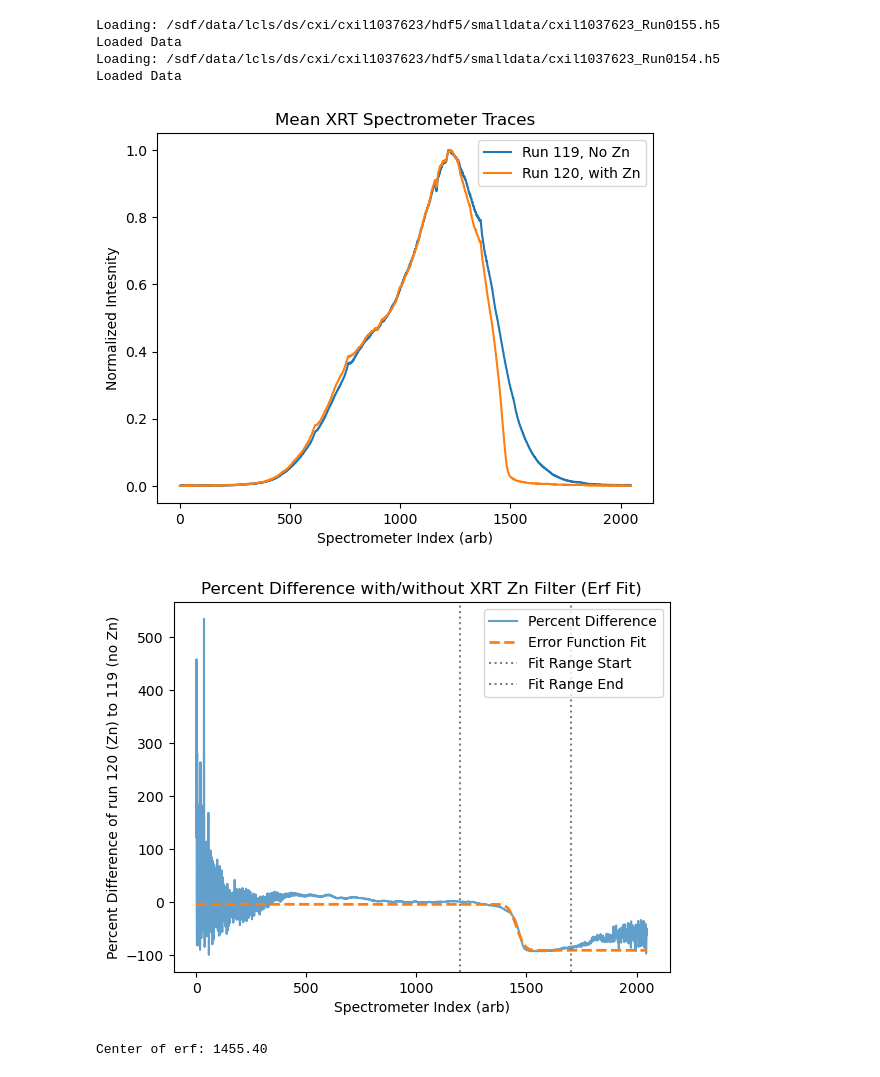
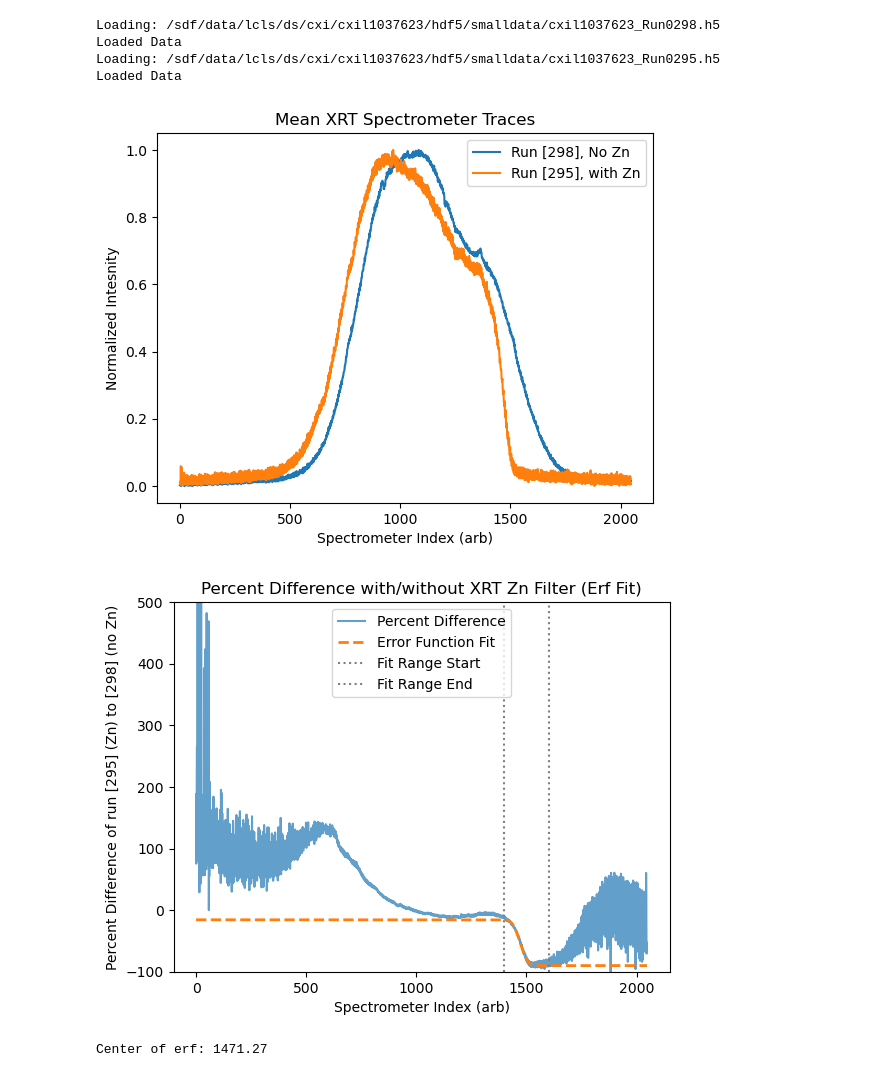
Before and after one commit to Weber-Group/L-10376, a Jupyter notebook: XRT_Zn.ipynb, the cells around one changed output. Cells and saved outputs as stored; diff of their text form; code cells hidden in the pictures.

Commit message:
Calculated all Zn calibrations and put them in their own folder using the XRT_Zn.ipyb notebook

```diff
--- a/XRT_Zn.ipynb
+++ b/XRT_Zn.ipynb
@@ -9,8 +9,8 @@ from utils import *
 from scipy.optimize import curve_fit
 # %%
 ###############################################
-runNumbers = [155]  # enter the run numbers to be loaded
-runNumbers2 = [154]
+runNumbers = [298]  # No Zinc
+runNumbersZn = [295] # With Zinc
 folder = '/sdf/data/lcls/ds/cxi/cxil1037623/hdf5/smalldata/' # insert here the directory path where .h5 files are stored
 ###############################################
 # (1) keys_to_combine: some keys loaded for each shot & stored per shot
@@ -53,17 +53,17 @@ keys_to_check = [#'UserDataCfg/jungfrau4M/azav_mask0__azav_mask0_q',
 # Load the data in
 data = combineRuns(runNumbers, folder, keys_to_combine, keys_to_sum, keys_to_check, verbose=False)  # this is the function to load the data with defined keys
 
-data2 = combineRuns(runNumbers2, folder, keys_to_combine, keys_to_sum, keys_to_check, verbose=False)  # this is the function to load the data with defined keys
+dataZn = combineRuns(runNumbersZn, folder, keys_to_combine, keys_to_sum, keys_to_check, verbose=False)  # this is the function to load the data with defined keys
 
 xrayOn = data['evr/code_137'].astype(bool)  # xray on events
-xrayOn2 = data2['evr/code_137'].astype(bool)  # xray on events
+xrayOnZn = dataZn['evr/code_137'].astype(bool)  # xray on events
 
 spec = data['feeBld/hproj'] # Shot to shot spectrometer
-spec2 = data2['feeBld/hproj'] # Shot to shot spectrometer
+specZn = dataZn['feeBld/hproj'] # Shot to shot spectrometer
 # %% [output]
-Loading: /sdf/data/lcls/ds/cxi/cxil1037623/hdf5/smalldata/cxil1037623_Run0155.h5
+Loading: /sdf/data/lcls/ds/cxi/cxil1037623/hdf5/smalldata/cxil1037623_Run0298.h5
 Loaded Data
-Loading: /sdf/data/lcls/ds/cxi/cxil1037623/hdf5/smalldata/cxil1037623_Run0154.h5
+Loading: /sdf/data/lcls/ds/cxi/cxil1037623/hdf5/smalldata/cxil1037623_Run0295.h5
 Loaded Data
 # %%
 ## Filter out the bad spectrometer shots and plot the average of the runs on top of each other
@@ -71,18 +71,18 @@ plt.figure()
 specGood = spec[xrayOn][spec[xrayOn].sum(axis=1)>0]
 specGoodMean = specGood.mean(axis=0)
 specGoodMeanNorm = (specGoodMean - np.min(specGoodMean)) / (np.max(specGoodMean) - np.min(specGoodMean))
-plt.plot(specGoodMeanNorm,label="Run 119, No Zn")
-specGood2 = spec2[xrayOn2][spec2[xrayOn2].sum(axis=1)>0]
-specGood2Mean = specGood2.mean(axis=0)
-specGood2MeanNorm = (specGood2Mean - np.min(specGood2Mean)) / (np.max(specGood2Mean) - np.min(specGood2Mean))
-plt.plot(specGood2MeanNorm,label="Run 120, with Zn")
+plt.plot(specGoodMeanNorm,label=f"Run {runNumbers}, No Zn")
+specGoodZn = specZn[xrayOnZn][specZn[xrayOnZn].sum(axis=1)>0]
+specGoodZnMean = specGoodZn.mean(axis=0)
+specGoodZnMeanNorm = (specGoodZnMean - np.min(specGoodZnMean)) / (np.max(specGoodZnMean) - np.min(specGoodZnMean))
+plt.plot(specGoodZnMeanNorm,label=f"Run {runNumbersZn}, with Zn")
 plt.legend()
 plt.title("Mean XRT Spectrometer Traces")
 plt.ylabel("Normalized Intesnity")
 plt.xlabel("Spectrometer Index (arb)")
 plt.show()
 # %% [output]
-[figure, old version]
+[figure, new version]
 # %%
 import numpy as np
 import matplotlib.pyplot as plt
@@ -91,11 +91,11 @@ from scipy.special import erf
 
 # Normalize the spectra
 specGoodMeanNorm = (specGoodMean - np.min(specGoodMean)) / (np.max(specGoodMean) - np.min(specGoodMean))
-specGood2MeanNorm = (specGood2Mean - np.min(specGood2Mean)) / (np.max(specGood2Mean) - np.min(specGood2Mean))
+specGood2MeanNorm = (specGoodZnMean - np.min(specGoodZnMean)) / (np.max(specGoodZnMean) - np.min(specGoodZnMean))
 
 # Compute percent difference while avoiding division by zero
 with np.errstate(divide='ignore', invalid='ignore'):
-    pdiff = (specGood2MeanNorm - specGoodMeanNorm) / specGoodMeanNorm * 100
+    pdiff = (specGoodZnMeanNorm - specGoodMeanNorm) / specGoodMeanNorm * 100
     pdiff = np.nan_to_num(pdiff, nan=0.0, posinf=0.0, neginf=0.0)  # Replace NaN and Inf with 0
 
 # Define error function
@@ -105,9 +105,10 @@ def error_func(x, x0, width, amplitude, offset):
 # Define spectrometer index range
 x_vals = np.arange(len(pdiff))
 
-# === Select range for fitting ===
-fit_range = (1200, 1700)  # Adjust these values as needed
+######################################################## === Select range for fitting ===
+fit_range = (1400, 1600)  # Adjust these values as needed
 fit_mask = (x_vals >= fit_range[0]) & (x_vals <= fit_range[1])
+################################################################
 
 # Extract fitting subset
 x_fit = x_vals[fit_mask]
@@ -118,36 +119,37 @@ x0_guess = np.mean(fit_range)  # Center of transition
 width_guess = (fit_range[1] - fit_range[0]) / 5  # Rough transition width
 amplitude_guess = np.max(pdiff_fit_range) - np.min(pdiff_fit_range)  # Height of transition
 offset_guess = np.mean(pdiff_fit_range)  # Baseline offset
 
 # Fit error function within specified range
 popt, _ = curve_fit(error_func, x_fit, pdiff_fit_range,
                     p0=[x0_guess, width_guess, amplitude_guess, offset_guess])
 
 # Generate fitted error function over full x_vals range
 pdiff_fit = error_func(x_vals, *popt)
 
 # Plot original data
 plt.plot(pdiff, label="Percent Difference", alpha=0.7)
 
 # Plot fitted error function
 plt.plot(x_vals, pdiff_fit, label="Error Function Fit", linestyle="dashed", linewidth=2)
 
 # Highlight the fit range
 plt.axvline(fit_range[0], color="gray", linestyle="dotted", label="Fit Range Start")
 plt.axvline(fit_range[1], color="gray", linestyle="dotted", label="Fit Range End")
 
 # Labels and title
-plt.ylabel("Percent Difference of run 120 (Zn) to 119 (no Zn)")
+plt.ylabel(f"Percent Difference of run {runNumbersZn} (Zn) to {runNumbers} (no Zn)")
 plt.xlabel("Spectrometer Index (arb)")
 plt.title("Percent Difference with/without XRT Zn Filter (Erf Fit)")
 plt.legend()
 
 # Show plot
+plt.ylim(-100,500)
 plt.show()
 print(f"Center of erf: {popt[0]:.2f}")
 # %% [output]
-[figure, old version]
+[figure, new version]
-Center of erf: 1455.40
+Center of erf: 1471.27
 # %%
 ## Getting a calibration
 m = 7.06567979135956e-05 # eV per pixel
```
Also changed, not shown: parts of 2 cells of this notebook, 8 other files.
